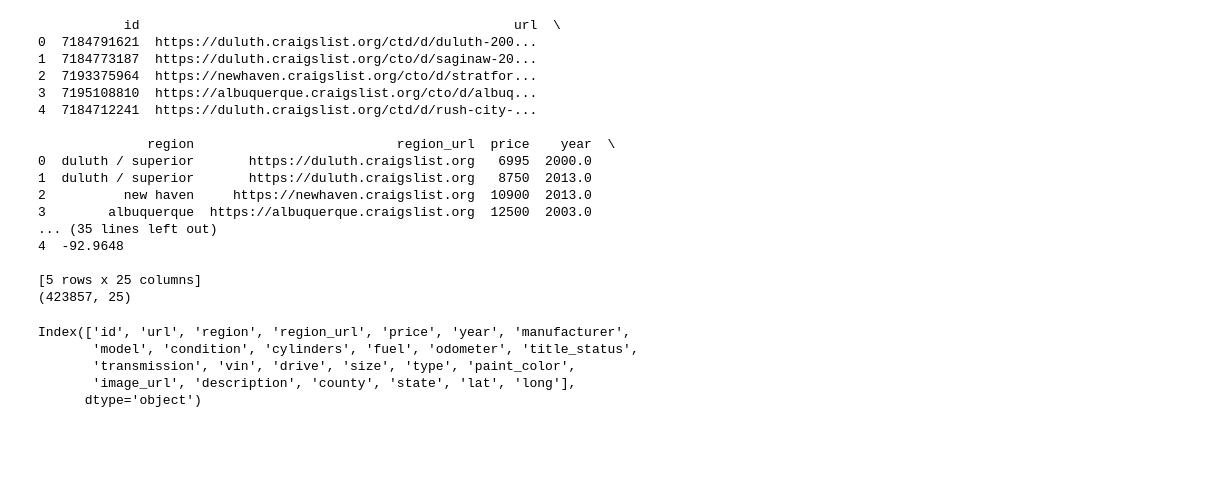
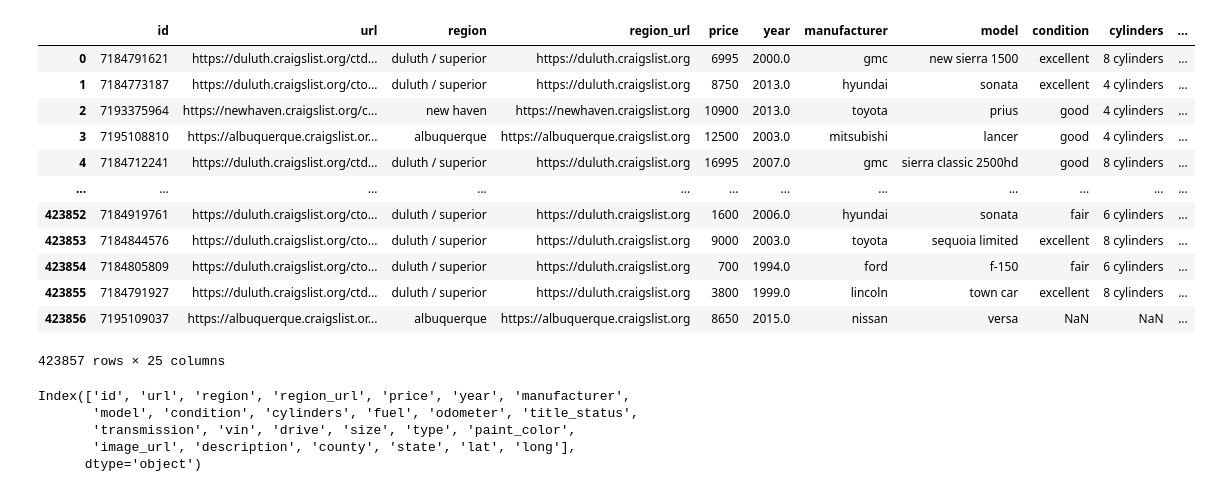
Before and after one commit to cmeehan340/ML_Fall2020_Project, a Jupyter notebook: project_data.ipynb, the cells around one changed output. Cells and saved outputs as stored; diff of their text form; code cells hidden in the pictures; blank space fills up the shorter version.

```diff
--- a/project_data.ipynb
+++ b/project_data.ipynb
@@ -6,26 +6,22 @@ import seaborn as sns
 import pickle as pk
 # %%
 df = pd.read_csv('Data/vehicles.csv')
-print(df.head())
-print(df.shape)
-# %% [output]
-           id                                                url  \
-0  7184791621  https://duluth.craigslist.org/ctd/d/duluth-200...
-1  7184773187  https://duluth.craigslist.org/cto/d/saginaw-20...
-2  7193375964  https://newhaven.craigslist.org/cto/d/stratfor...
-3  7195108810  https://albuquerque.craigslist.org/cto/d/albuq...
-4  7184712241  https://duluth.craigslist.org/ctd/d/rush-city-...
-
-              region                          region_url  price    year  \
-0  duluth / superior       https://duluth.craigslist.org   6995  2000.0
-1  duluth / superior       https://duluth.craigslist.org   8750  2013.0
-2          new haven     https://newhaven.craigslist.org  10900  2013.0
-3        albuquerque  https://albuquerque.craigslist.org  12500  2003.0
-... (35 lines left out)
-4  -92.9648
-
-[5 rows x 25 columns]
-(423857, 25)
+# %%
+df
+# %% [output]
+|  | id | url | region | region_url | price | year | manufacturer | model | condition | cylinders | ... |
+| 0 | 7184791621 | https://duluth.craigslist.org/ctd... | duluth / superior | https://duluth.craigslist.org | 6995 | 2000.0 | gmc | new sierra 1500 | excellent | 8 cylinders | ... |
+| 1 | 7184773187 | https://duluth.craigslist.org/cto... | duluth / superior | https://duluth.craigslist.org | 8750 | 2013.0 | hyundai | sonata | excellent | 4 cylinders | ... |
+| 2 | 7193375964 | https://newhaven.craigslist.org/c... | new haven | https://newhaven.craigslist.org | 10900 | 2013.0 | toyota | prius | good | 4 cylinders | ... |
+| 3 | 7195108810 | https://albuquerque.craigslist.or... | albuquerque | https://albuquerque.craigslist.org | 12500 | 2003.0 | mitsubishi | lancer | good | 4 cylinders | ... |
+| 4 | 7184712241 | https://duluth.craigslist.org/ctd... | duluth / superior | https://duluth.craigslist.org | 16995 | 2007.0 | gmc | sierra classic 2500hd | good | 8 cylinders | ... |
+| ... | ... | ... | ... | ... | ... | ... | ... | ... | ... | ... | ... |
+| 423852 | 7184919761 | https://duluth.craigslist.org/cto... | duluth / superior | https://duluth.craigslist.org | 1600 | 2006.0 | hyundai | sonata | fair | 6 cylinders | ... |
+| 423853 | 7184844576 | https://duluth.craigslist.org/cto... | duluth / superior | https://duluth.craigslist.org | 9000 | 2003.0 | toyota | sequoia limited | excellent | 8 cylinders | ... |
+| 423854 | 7184805809 | https://duluth.craigslist.org/cto... | duluth / superior | https://duluth.craigslist.org | 700 | 1994.0 | ford | f-150 | fair | 6 cylinders | ... |
+| 423855 | 7184791927 | https://duluth.craigslist.org/ctd... | duluth / superior | https://duluth.craigslist.org | 3800 | 1999.0 | lincoln | town car | excellent | 8 cylinders | ... |
+| 423856 | 7195109037 | https://albuquerque.craigslist.or... | albuquerque | https://albuquerque.craigslist.org | 8650 | 2015.0 | nissan | versa | NaN | NaN | ... |
+423857 rows × 25 columns
 # %%
 df.columns
 # %% [output]
```
Also changed, not shown: parts of 25 cells of this notebook, 2 other files.
